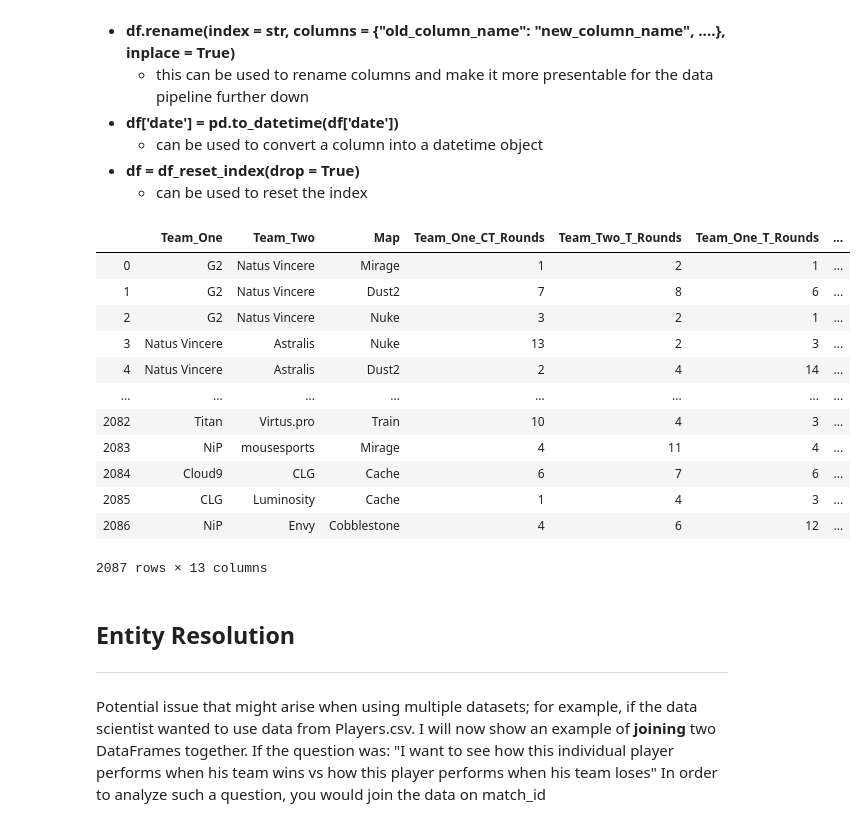
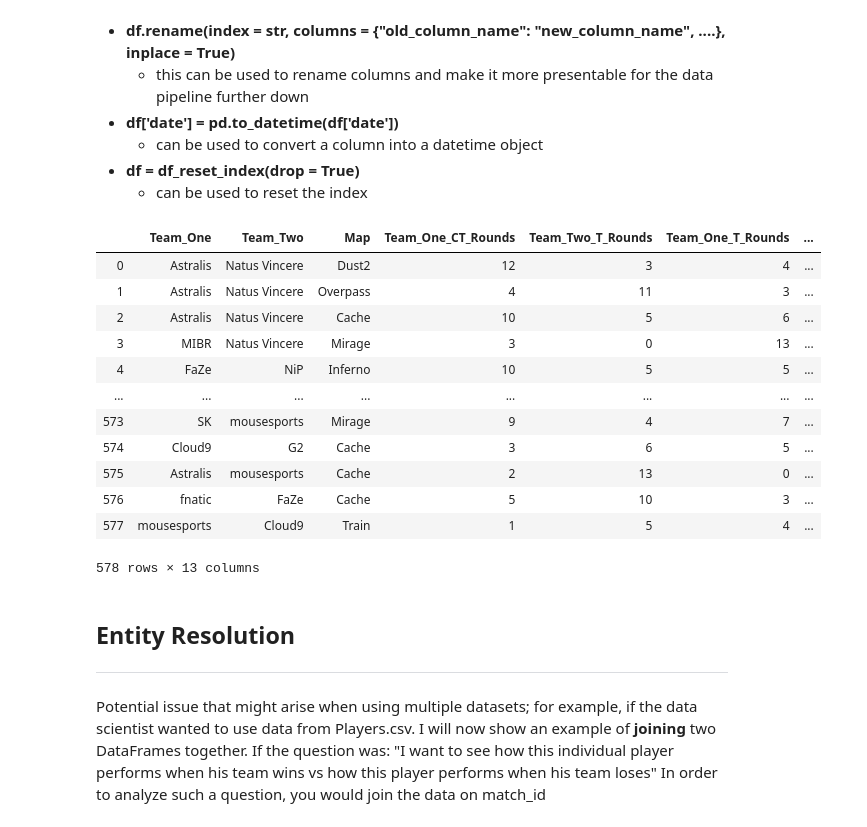
Before and after one commit to richchen11/richchen11.github.io, a Jupyter notebook: CMSC320RichardChen.ipynb, the cells around one changed output. Drawn from its saved outputs; the diff is of its cells as text; code cells hidden in the pictures.

```diff
--- a/CMSC320RichardChen.ipynb
+++ b/CMSC320RichardChen.ipynb
@@ -74,41 +79,42 @@ Functions used here:
 # %%
 # cleaning up data
 df = df.drop('starting_ct',1)
 df = df.drop('result_1',1)
 df = df.drop('result_2',1)
 df = df.drop('map_wins_1',1)
 df = df.drop('map_wins_2',1)
 df = df.drop('event_id',1)
 df = df.loc[df['rank_1'] <= 10]
 df = df.loc[df['rank_2'] <= 10]
 
 df['MapWinner'] = df.apply(lambda row: row.team_2 if row.map_winner == 2 else row.team_1, axis = 1)
 df['SeriesWinner'] = df.apply(lambda row: row.team_2 if row.match_winner == 2 else row.team_1, axis = 1)
 df['date'] = pd.to_datetime(df['date'])
 df['Year'] = df.apply(lambda row: row.date.year, axis = 1)
+df = df.loc[df['Year'] == 2018]
 df = df.drop('date',1)
 
 df = df.drop('map_winner',1)
 df = df.drop('match_winner',1)
 df.rename(columns = {'_map':'Map','team_1':'Team_One','team_2':'Team_Two','rank_1':'Team_Ones_Rank','rank_2': 'Team_Twos_Rank', \
                     'ct_1': 'Team_One_CT_Rounds','t_2': 'Team_Two_T_Rounds', 't_1':'Team_One_T_Rounds', 'ct_2':'Team_Two_CT_Rounds'}, inplace = True)
 df = df.sort_values(by = 'match_id', ascending = False)
 df = df.reset_index(drop = True)
 df
 # %% [output]
 |  | Team_One | Team_Two | Map | Team_One_CT_Rounds | Team_Two_T_Rounds | Team_One_T_Rounds | ... |
-| 0 | G2 | Natus Vincere | Mirage | 1 | 2 | 1 | ... |
-| 1 | G2 | Natus Vincere | Dust2 | 7 | 8 | 6 | ... |
-| 2 | G2 | Natus Vincere | Nuke | 3 | 2 | 1 | ... |
-| 3 | Natus Vincere | Astralis | Nuke | 13 | 2 | 3 | ... |
-| 4 | Natus Vincere | Astralis | Dust2 | 2 | 4 | 14 | ... |
+| 0 | Astralis | Natus Vincere | Dust2 | 12 | 3 | 4 | ... |
+| 1 | Astralis | Natus Vincere | Overpass | 4 | 11 | 3 | ... |
+| 2 | Astralis | Natus Vincere | Cache | 10 | 5 | 6 | ... |
+| 3 | MIBR | Natus Vincere | Mirage | 3 | 0 | 13 | ... |
+| 4 | FaZe | NiP | Inferno | 10 | 5 | 5 | ... |
 | ... | ... | ... | ... | ... | ... | ... | ... |
-| 2082 | Titan | Virtus.pro | Train | 10 | 4 | 3 | ... |
-| 2083 | NiP | mousesports | Mirage | 4 | 11 | 4 | ... |
-| 2084 | Cloud9 | CLG | Cache | 6 | 7 | 6 | ... |
-| 2085 | CLG | Luminosity | Cache | 1 | 4 | 3 | ... |
-| 2086 | NiP | Envy | Cobblestone | 4 | 6 | 12 | ... |
+| 573 | SK | mousesports | Mirage | 9 | 4 | 7 | ... |
+| 574 | Cloud9 | G2 | Cache | 3 | 6 | 5 | ... |
+| 575 | Astralis | mousesports | Cache | 2 | 13 | 0 | ... |
+| 576 | fnatic | FaZe | Cache | 5 | 10 | 3 | ... |
+| 577 | mousesports | Cloud9 | Train | 1 | 5 | 4 | ... |
-2087 rows × 13 columns
+578 rows × 13 columns
 # %% [markdown]
 ## Entity Resolution
 ___
```
Also changed, not shown: parts of 4 cells of this notebook, 1 other file.
